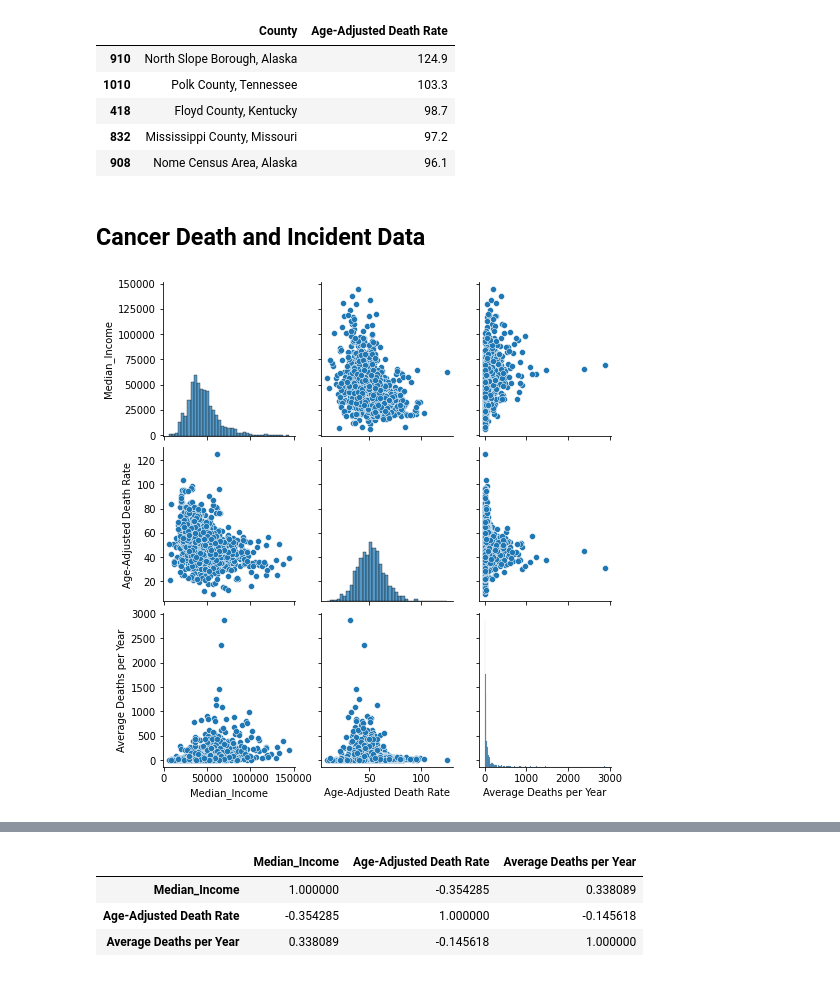
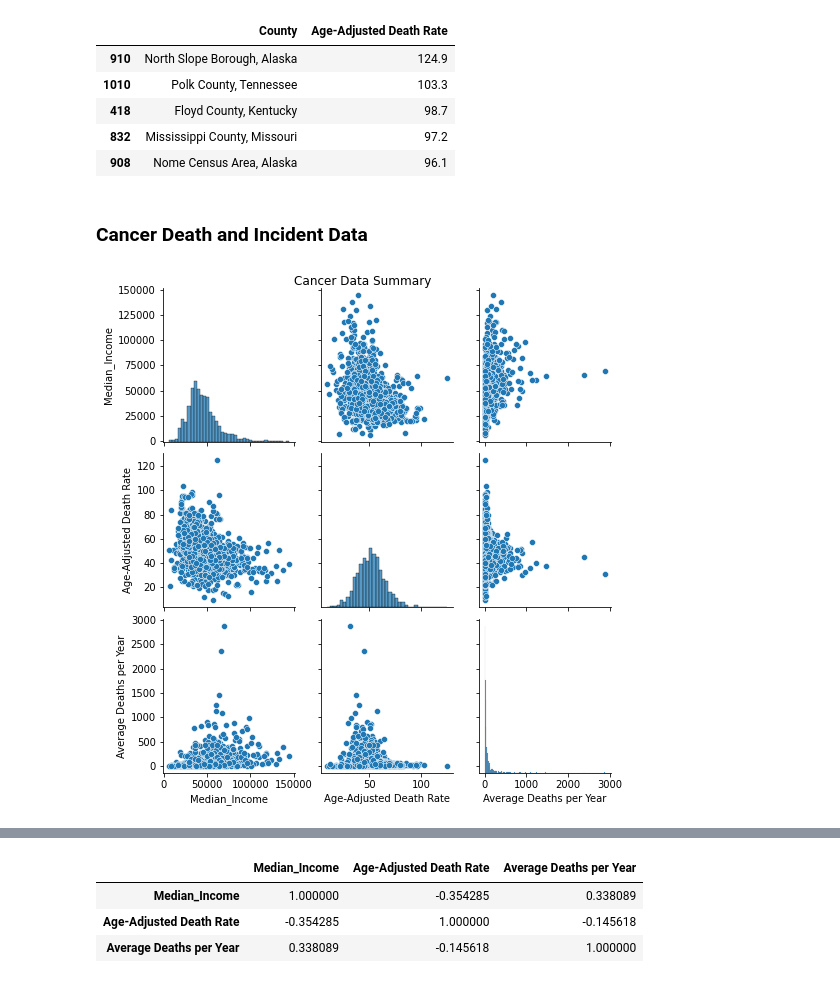
Before and after one commit to patriciawetherby/jupyter-notebook-CancerAnalysis, a Jupyter notebook: CancerRateAnalysis.ipynb, the cells around one changed output, grey strips where cells are left out. Drawn from its saved outputs; the diff is of its cells as text; code cells hidden in the pictures.

```diff
--- a/CancerRateAnalysis.ipynb
+++ b/CancerRateAnalysis.ipynb
@@ -34,10 +42,11 @@ high_risk
 | 832 | Mississippi County, Missouri | 97.2 |
 | 908 | Nome Census Area, Alaska | 96.1 |
 # %% [markdown]
-## Cancer Death and Incident Data
+### Cancer Death and Incident Data
-# %%
-sns.pairplot(income_death);
-# %% [output]
-[figure, removed]
+# %%
+g = sns.pairplot(income_death);
+g.fig.suptitle("Cancer Data Summary", y=1.00);
+# %% [output]
+[figure, added]
 # %%
 sns.displot(x='Median_Income',data=income_death,kde=True,bins=100);
```
Also changed, not shown: parts of 45 cells of this notebook.
